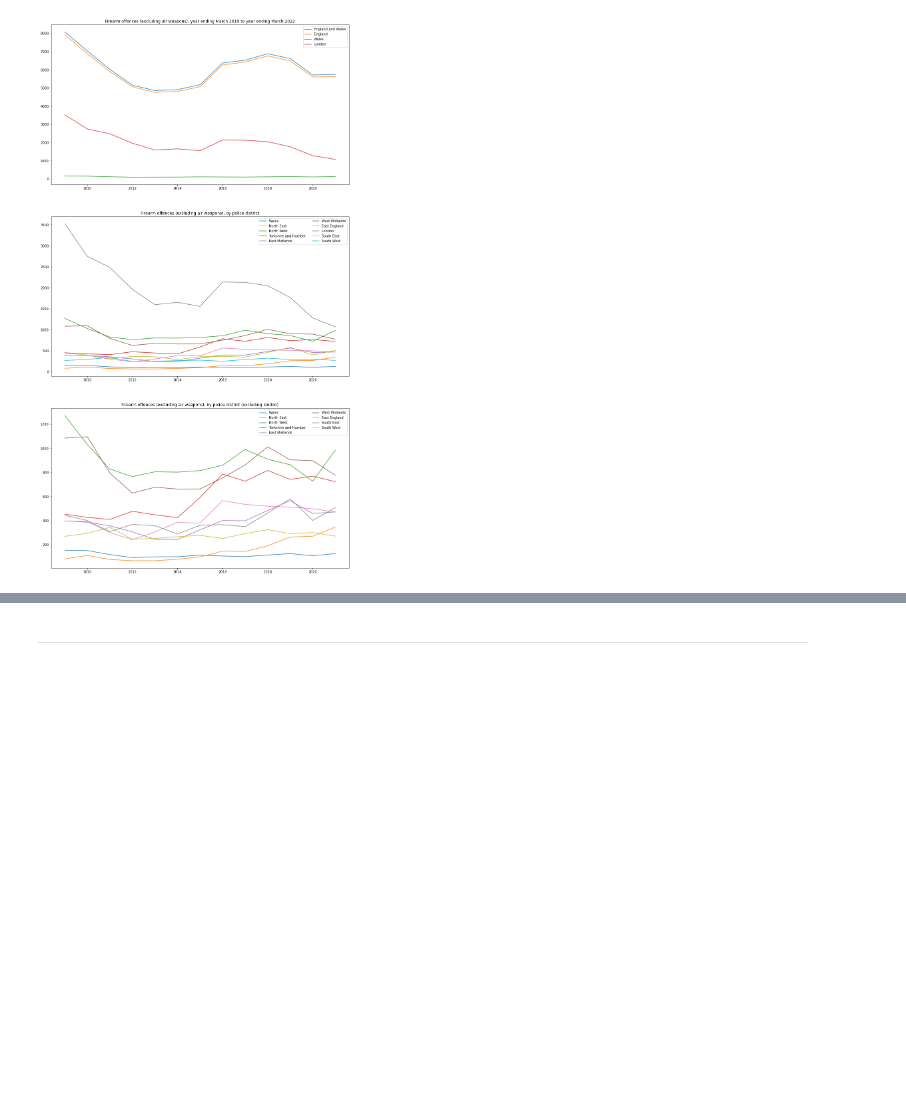
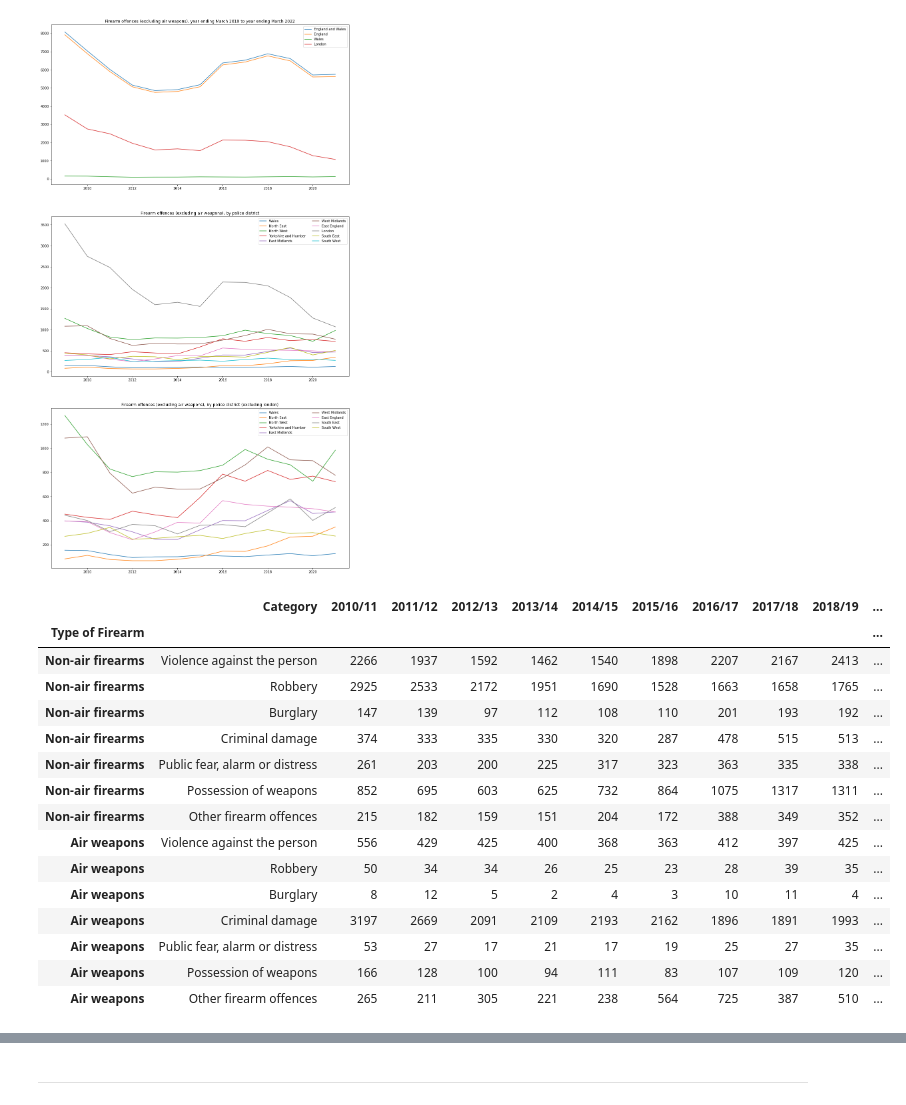
Before and after one commit to dgrinbe/London_Crime_Statistics, a Jupyter notebook: London Crime Analysis.ipynb, the cells around one changed output, grey strips where cells are left out. Cells and saved outputs as stored; diff of their text form; code cells hidden in the pictures; blank space fills up the shorter version.

```diff
--- a/London Crime Analysis.ipynb
+++ b/London Crime Analysis.ipynb
@@ -63,3 +64,24 @@ ax[2].set_title(label='Firearm offences (excluding air weapons), by police distr
 plt.show()
 # %% [output]
 [figure]
+# %%
+df_offense_group=pd.read_csv("firearm offences by offence group.csv")
+df_offense_group.set_index('Type of Firearm', inplace=True)
+df_offense_group
+# %% [output]
+|  | Category | 2010/11 | 2011/12 | 2012/13 | 2013/14 | 2014/15 | 2015/16 | 2016/17 | 2017/18 | 2018/19 | ... |
+| Type of Firearm |  |  |  |  |  |  |  |  |  |  | ... |
+| Non-air firearms | Violence against the person | 2266 | 1937 | 1592 | 1462 | 1540 | 1898 | 2207 | 2167 | 2413 | ... |
+| Non-air firearms | Robbery | 2925 | 2533 | 2172 | 1951 | 1690 | 1528 | 1663 | 1658 | 1765 | ... |
+| Non-air firearms | Burglary | 147 | 139 | 97 | 112 | 108 | 110 | 201 | 193 | 192 | ... |
+| Non-air firearms | Criminal damage | 374 | 333 | 335 | 330 | 320 | 287 | 478 | 515 | 513 | ... |
+| Non-air firearms | Public fear, alarm or distress | 261 | 203 | 200 | 225 | 317 | 323 | 363 | 335 | 338 | ... |
+| Non-air firearms | Possession of weapons | 852 | 695 | 603 | 625 | 732 | 864 | 1075 | 1317 | 1311 | ... |
+| Non-air firearms | Other firearm offences | 215 | 182 | 159 | 151 | 204 | 172 | 388 | 349 | 352 | ... |
+| Air weapons | Violence against the person | 556 | 429 | 425 | 400 | 368 | 363 | 412 | 397 | 425 | ... |
+| Air weapons | Robbery | 50 | 34 | 34 | 26 | 25 | 23 | 28 | 39 | 35 | ... |
+| Air weapons | Burglary | 8 | 12 | 5 | 2 | 4 | 3 | 10 | 11 | 4 | ... |
+| Air weapons | Criminal damage | 3197 | 2669 | 2091 | 2109 | 2193 | 2162 | 1896 | 1891 | 1993 | ... |
+| Air weapons | Public fear, alarm or distress | 53 | 27 | 17 | 21 | 17 | 19 | 25 | 27 | 35 | ... |
+| Air weapons | Possession of weapons | 166 | 128 | 100 | 94 | 111 | 83 | 107 | 109 | 120 | ... |
+| Air weapons | Other firearm offences | 265 | 211 | 305 | 221 | 238 | 564 | 725 | 387 | 510 | ... |
```
Also changed, not shown: parts of 10 cells of this notebook, 1 other file.
